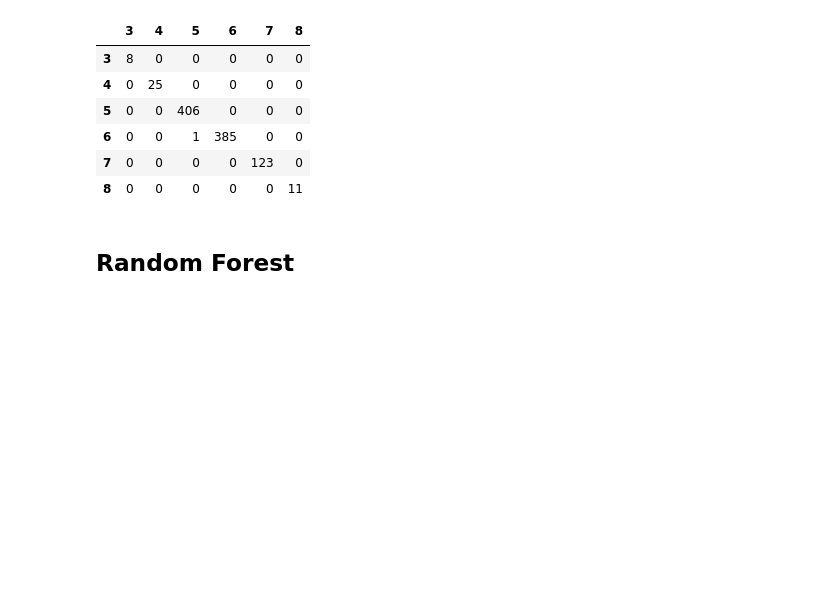
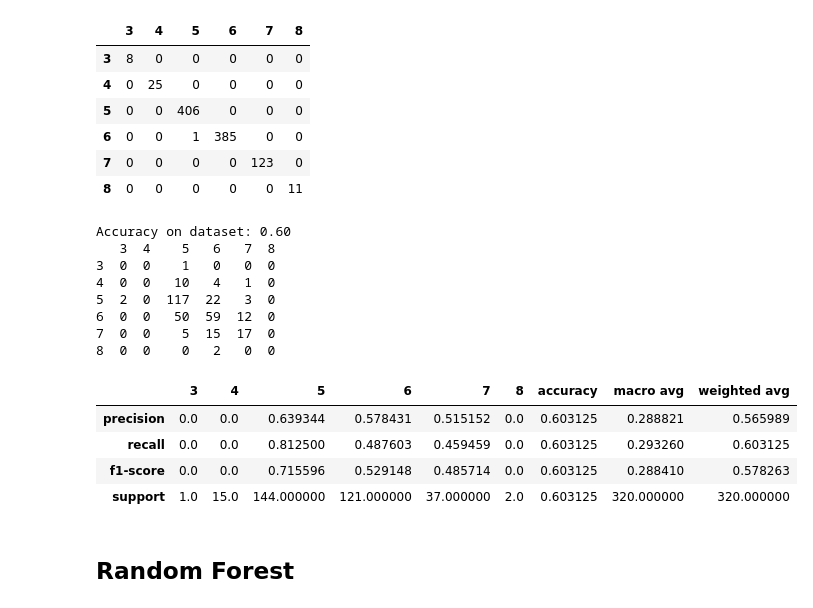
Before and after one commit to guedanie/wine-quality-project, a Jupyter notebook: wine_quality_practice.ipynb, the cells around one changed output. Drawn from its saved outputs; the diff is of its cells as text; code cells hidden in the pictures; blank space fills up the shorter version.

```diff
--- a/wine_quality_practice.ipynb
+++ b/wine_quality_practice.ipynb
@@ -433,3 +437,22 @@ pd.DataFrame(confusion_matrix(class_eval.actual, class_eval.decision_tree), inde
+# %%
+accuracy_score, matrix, report = model.accuracy_report(rf, y_pred, y_validate)
+print(accuracy_score)
+print(matrix)
+report
+# %% [output]
+Accuracy on dataset: 0.60
+   3  4    5   6   7  8
+3  0  0    1   0   0  0
+4  0  0   10   4   1  0
+5  2  0  117  22   3  0
+6  0  0   50  59  12  0
+7  0  0    5  15  17  0
+8  0  0    0   2   0  0
+|  | 3 | 4 | 5 | 6 | 7 | 8 | accuracy | macro avg | weighted avg |
+| precision | 0.0 | 0.0 | 0.639344 | 0.578431 | 0.515152 | 0.0 | 0.603125 | 0.288821 | 0.565989 |
+| recall | 0.0 | 0.0 | 0.812500 | 0.487603 | 0.459459 | 0.0 | 0.603125 | 0.293260 | 0.603125 |
+| f1-score | 0.0 | 0.0 | 0.715596 | 0.529148 | 0.485714 | 0.0 | 0.603125 | 0.288410 | 0.578263 |
+| support | 1.0 | 15.0 | 144.000000 | 121.000000 | 37.000000 | 2.0 | 0.603125 | 320.000000 | 320.000000 |
 # %% [markdown]
 ## Random Forest
 # %%
```
Also changed, not shown: parts of 30 cells of this notebook.
